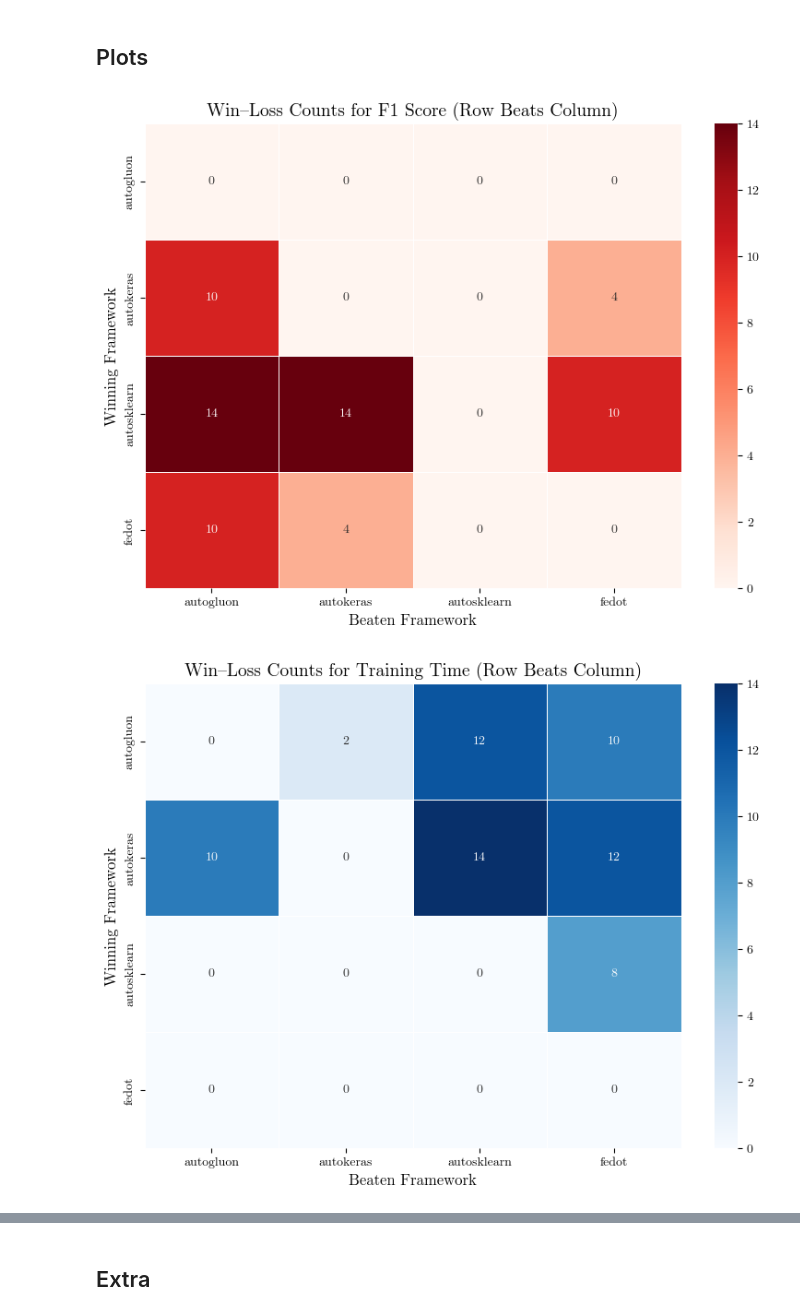
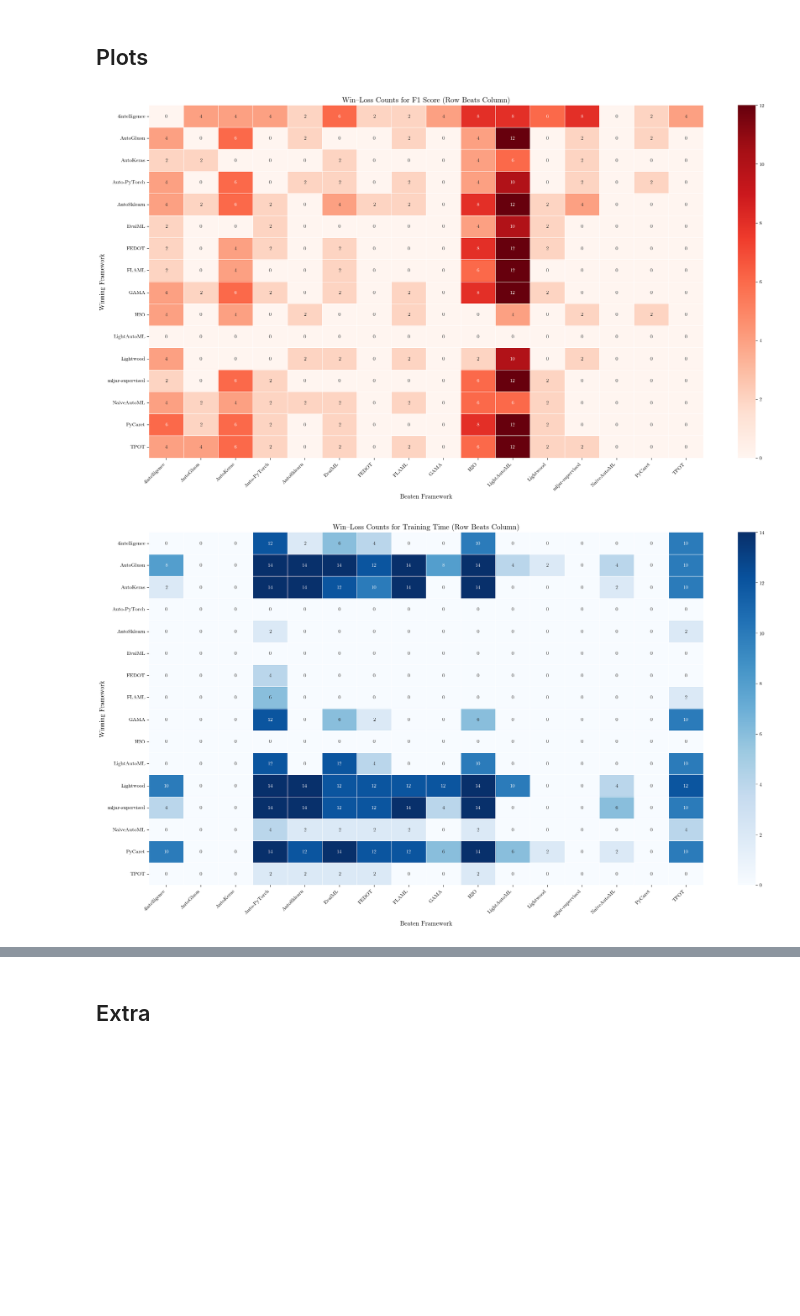
Before and after one commit to marcelovca90/auto-ml-evaluation, a Jupyter notebook: stats_step_1_analysis_per_dataset.ipynb, the cells around one changed output, grey strips where cells are left out. Cells and saved outputs as stored; diff of their text form; code cells hidden in the pictures; blank space fills up the shorter version.

```diff
--- a/stats_step_1_analysis_per_dataset.ipynb
+++ b/stats_step_1_analysis_per_dataset.ipynb
@@ -22,4 +29,5 @@ for font_file in font_files:
 plt.rcParams['font.family'] = ['CMU Serif', 'DejaVu Sans']
 plt.rcParams['text.usetex'] = False
 plt.rcParams['axes.unicode_minus'] = False
+plt.rcParams['font.size'] = 16
 # %% [output]
@@ -28,0 +37,9 @@ C:\Users\marce\git\auto-ml-evaluation-2025\fonts\cmunrm.ttf CMU Serif
+# %%
+import matplotlib as mpl
+
+mpl.rc('font', size=18)  # Global default font size
+mpl.rc('axes', titlesize=24, labelsize=20)  # Axis title and labels
+mpl.rc('xtick', labelsize=24)  # X-axis tick labels
+mpl.rc('ytick', labelsize=24)  # Y-axis tick labels
+mpl.rc('legend', fontsize=18)  # Legend font size
+mpl.rc('figure', titlesize=18)  # Figure title
@@ -73,6 +109,7 @@ def check_normality_auto(data, threshold=50):
     # If not enough points or no data
     if n < 3:
         return {
+            'n': n,
             'test_name': 'none',
             'statistic': np.nan,
             'p_value': np.nan,
@@ -92,6 +129,7 @@ def check_normality_auto(data, threshold=50):
             # If all data are identical, that might cause zero std
             # K-S is not well-defined here, or it trivially fails
             return {
+                'n': n,
                 'test_name': 'Kolmogorov-Smirnov',
                 'statistic': 0.0,
                 'p_value': 1.0,
@@ -104,6 +142,7 @@ def check_normality_auto(data, threshold=50):
 
     is_normal = (p_val > alpha)
     return {
+        'n': n,
         'test_name': test_name,
         'statistic': stat,
         'p_value': p_val,
@@ -406,7 +468,7 @@ def print_formatted_result(k, v):
 
 # Example CSV structure: dataset, framework, trial, f1, training_time
 # e.g., "31,autogluon,1,0.6949,8.6927"
-df = pd.read_csv(f"stats/{scenario}/experimental_results.csv")
+df = pd.read_csv(f"stats/{scenario}/{scenario}_experimental_results.csv")
 df = df.rename(columns={
     'Dataset': 'dataset',
     'Dataset Type': 'type',
@@ -736,18 +878,37 @@ def aggregate_win_loss_matrices(df, posthocs, metric_col):
     - pd.DataFrame: Win-loss matrix for the given metric.
     """
     mean_metric_dict = create_mean_metric_dict(df, dataset_col='dataset', framework_col='framework', metric_col=metric_col)
-    return build_win_loss_matrix(posthocs, mean_metric_dict, metric_col=metric_col)
+    win_loss_matrix = build_win_loss_matrix(posthocs, mean_metric_dict, metric_col=metric_col)
+
+    # Apply framework name mapping
+    mapped_index = [framework_mapping.get(fw, fw) for fw in win_loss_matrix.index.tolist()]
+    mapped_columns = [framework_mapping.get(fw, fw) for fw in win_loss_matrix.columns.tolist()]
+
+    win_loss_matrix.index = mapped_index
+    win_loss_matrix.columns = mapped_columns
+
+    return win_loss_matrix
 
 def plot_win_loss_heatmap(df_wins, title, cmap, save_path):
     """
-    Plots a heatmap for a given win-loss matrix.
+    Plots a heatmap for a given win-loss matrix with xticklabels and yticklabels
+    ordered according to the original framework_mapping keys.
 
     Parameters:
     - df_wins (pd.DataFrame): Win-loss matrix.
     - title (str): Title of the plot.
     - cmap (str): Color map for the heatmap.
     """
-    plt.figure(figsize=(8, 6))
+    # Ensure only frameworks present in df_wins are included in the order
+    present_frameworks = [fw for fw in framework_mapping.keys() if framework_mapping.get(fw, fw) in df_wins.index]
+
+    # Map to their formatted names
+    ordered_frameworks = [framework_mapping[fw] for fw in present_frameworks]
+
+    # Reorder the DataFrame's rows and columns according to the filtered order
+    df_wins = df_wins.reindex(index=ordered_frameworks, columns=ordered_frameworks, fill_value=0)
+
+    plt.figure(figsize=global_fig_size)
     sns.heatmap(
         df_wins,
         annot=True,
@@ -755,38 +916,40 @@ def plot_win_loss_heatmap(df_wins, title, cmap, save_path):
         fmt="d",
         linewidths=0.5
     )
+    plt.xticks(rotation=45, ha="right")  # Rotate x-axis labels for readability
+    plt.yticks(rotation=0)  # Keep y-axis labels horizontal
     plt.title(title, fontsize=14)
     plt.xlabel("Beaten Framework", fontsize=12)
     plt.ylabel("Winning Framework", fontsize=12)
     plt.tight_layout()
 
     # Ensure save directory exists
     os.makedirs(os.path.dirname(save_path), exist_ok=True)
 
     # Save the plot
-    plt.savefig(save_path, dpi=300)
+    plt.savefig(save_path, dpi=global_dpi)
     plt.show()
 
 # Aggregate post-hoc test results
 posthocs = aggregate_posthocs()
 
 # Build win-loss matrices for F1 Score and Training Time
 df_wins_f1 = aggregate_win_loss_matrices(df, posthocs, metric_col='f1')
 df_wins_time = aggregate_win_loss_matrices(df, posthocs, metric_col='training_time')
 
 # Plot heatmaps for both metrics
 plot_win_loss_heatmap(df_wins_f1,
                       title="Win–Loss Counts for F1 Score (Row Beats Column)",
                       cmap="Reds",
-                      save_path=f"stats/{scenario}/step_1_per_dataset_win_loss_heatmap_f1.png")
+                      save_path=f"stats/{scenario}/{scenario}_step_{step_id}_per_dataset_win_loss_heatmap_f1.png")
 
 plot_win_loss_heatmap(df_wins_time,
                       title="Win–Loss Counts for Training Time (Row Beats Column)",
                       cmap="Blues",
-                      save_path=f"stats/{scenario}/step_1_per_dataset_win_loss_heatmap_time.png")
+                      save_path=f"stats/{scenario}/{scenario}_step_{step_id}_per_dataset_win_loss_heatmap_time.png")
 # %% [output]
-[figure, old version]
+[figure, new version]
-[figure, old version]
+[figure, new version]
 # %%
 def plot_win_loss_heatmap_with_marginals(df_wins, save_path, title="Win–Loss Counts (Row beats Column)", cmap="Reds"):
     """
```
Also changed, not shown: parts of 16 cells of this notebook, 3 other files.
